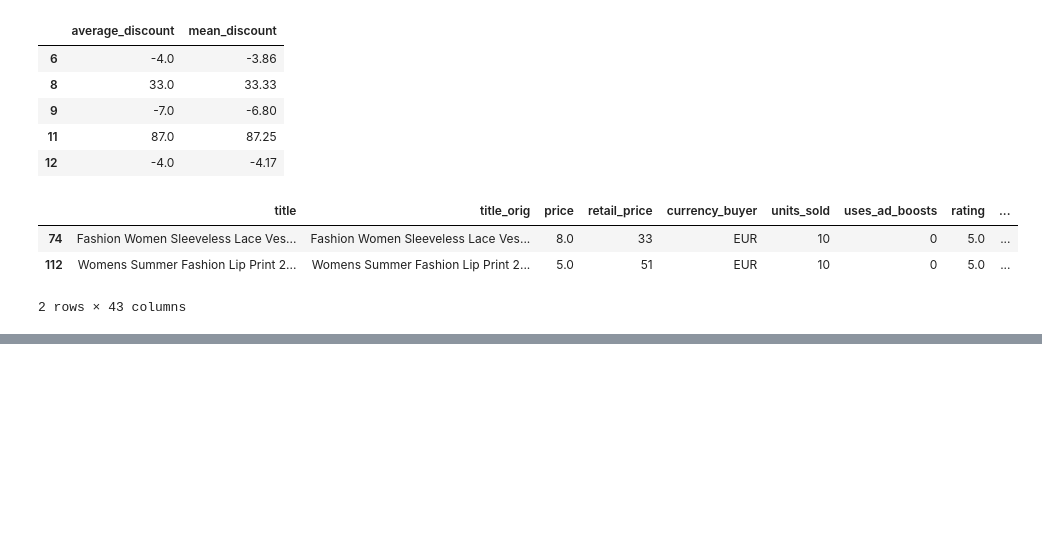
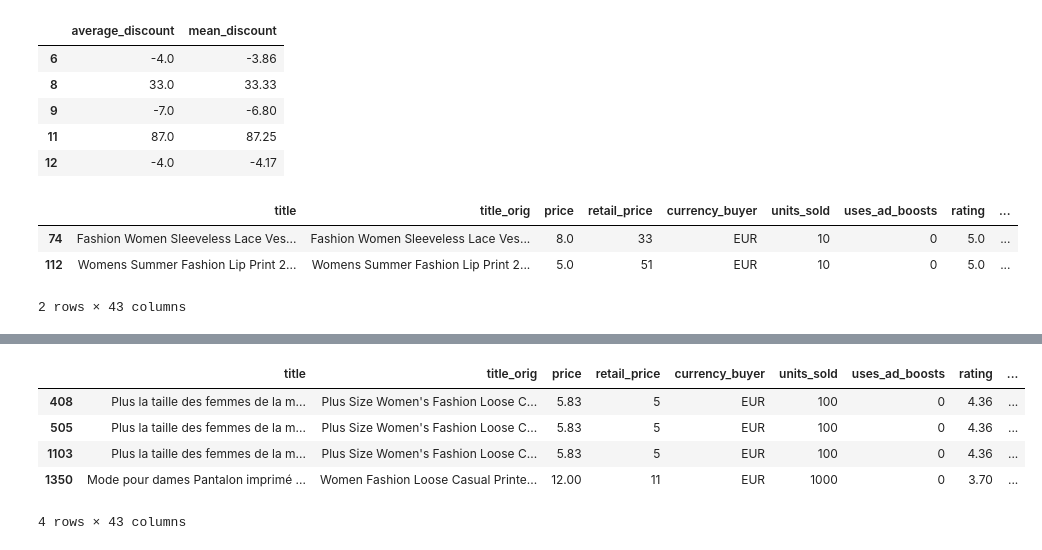
Before and after one commit to ShivaniSinghRajawat/E-commerce-Product-Sales-Data-Analysis, a Jupyter notebook: DataCleaning.ipynb, the cells around one changed output, grey strips where cells are left out. Cells and saved outputs as stored; diff of their text form; code cells hidden in the pictures; blank space fills up the shorter version.

```diff
--- a/DataCleaning.ipynb
+++ b/DataCleaning.ipynb
@@ -139,0 +164,2 @@ products[products['rating_five_count'].isna()].head(2)
+# %%
+products['product_color'].fillna(value='undefind', inplace=True)
@@ -139,0 +191,2 @@ products[products['rating_five_count'].isna()].head(2)
+# %%
+products['product_variation_size_id'].fillna(value='undefind', inplace=True)
@@ -139,0 +207,3 @@ products[products['rating_five_count'].isna()].head(2)
+# %%
+products['has_urgency_banner'].fillna(value=0, inplace=True)
+products['urgency_text'].fillna(value='No Banner', inplace=True)
@@ -139,0 +223,2 @@ products[products['rating_five_count'].isna()].head(2)
+# %%
+products['origin_country'].fillna(value='Undifind', inplace=True)
@@ -139,0 +232,9 @@ products[products['rating_five_count'].isna()].head(2)
+# %%
+products[products['merchant_name'].isna()].head()
+# %% [output]
+|  | title | title_orig | price | retail_price | currency_buyer | units_sold | uses_ad_boosts | rating | ... |
+| 408 | Plus la taille des femmes de la m... | Plus Size Women's Fashion Loose C... | 5.83 | 5 | EUR | 100 | 0 | 4.36 | ... |
+| 505 | Plus la taille des femmes de la m... | Plus Size Women's Fashion Loose C... | 5.83 | 5 | EUR | 100 | 0 | 4.36 | ... |
+| 1103 | Plus la taille des femmes de la m... | Plus Size Women's Fashion Loose C... | 5.83 | 5 | EUR | 100 | 0 | 4.36 | ... |
+| 1350 | Mode pour dames Pantalon imprimé ... | Women Fashion Loose Casual Printe... | 12.00 | 11 | EUR | 1000 | 0 | 3.70 | ... |
+4 rows × 43 columns
```
Also changed, not shown: parts of 17 cells of this notebook.
